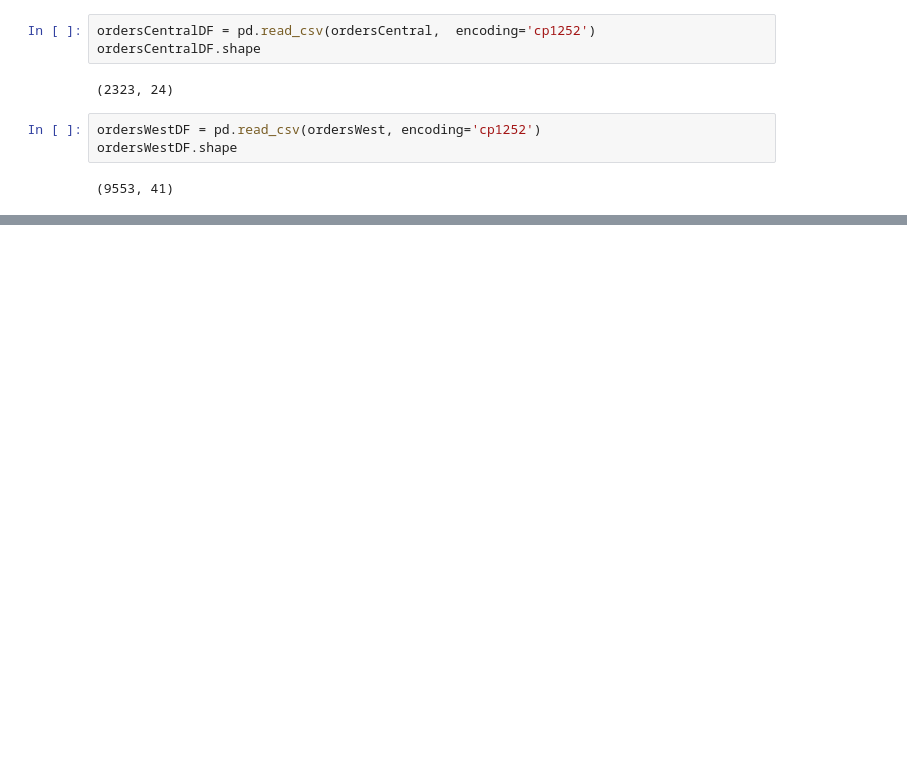
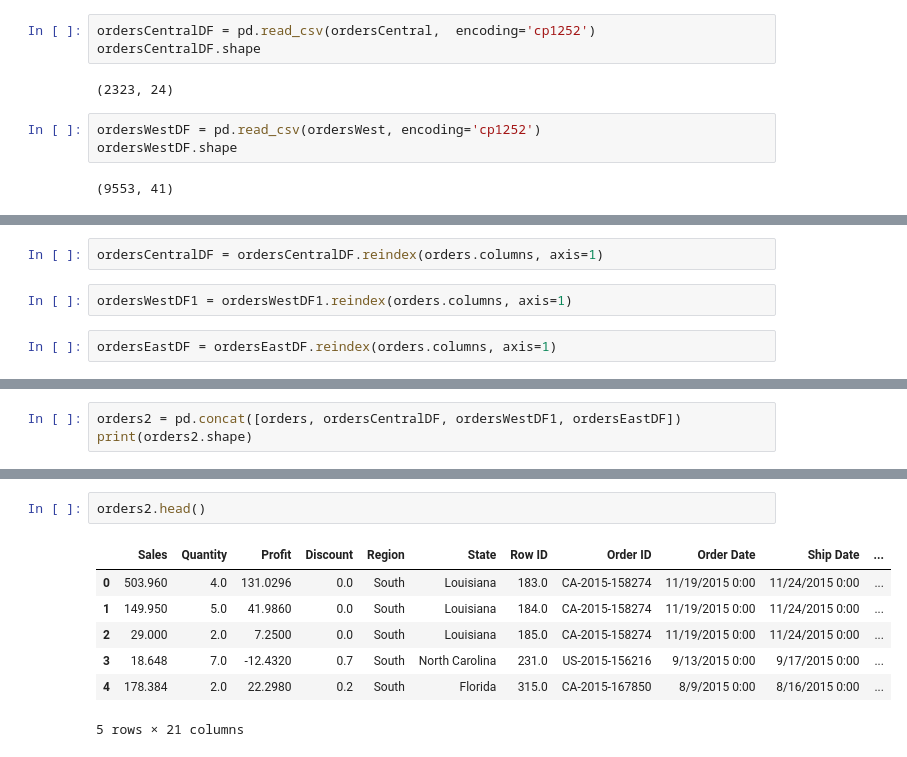
Before and after one commit to DUanalytics/pyJupyter, a Jupyter notebook: 21-TBprep/TBprep1.ipynb, the cells around one changed output, grey strips where cells are left out. Saved outputs shown, nothing was run; the diff lists cells and outputs as text; blank space fills up the shorter version.

```diff
--- a/21-TBprep/TBprep1.ipynb
+++ b/21-TBprep/TBprep1.ipynb
@@ -92,0 +393,6 @@ AttributeError: 'str' object has no attribute 'shape'
+# %%
+ordersCentralDF = ordersCentralDF.reindex(orders.columns, axis=1)
+# %%
+ordersWestDF1 = ordersWestDF1.reindex(orders.columns, axis=1)
+# %%
+ordersEastDF = ordersEastDF.reindex(orders.columns, axis=1)
@@ -92,0 +414,3 @@ AttributeError: 'str' object has no attribute 'shape'
+# %%
+orders2 = pd.concat([orders, ordersCentralDF, ordersWestDF1, ordersEastDF])
+print(orders2.shape)
@@ -92,0 +435,10 @@ AttributeError: 'str' object has no attribute 'shape'
+# %%
+orders2.head()
+# %% [output]
+|  | Sales | Quantity | Profit | Discount | Region | State | Row ID | Order ID | Order Date | Ship Date | ... |
+| 0 | 503.960 | 4.0 | 131.0296 | 0.0 | South | Louisiana | 183.0 | CA-2015-158274 | 11/19/2015 0:00 | 11/24/2015 0:00 | ... |
+| 1 | 149.950 | 5.0 | 41.9860 | 0.0 | South | Louisiana | 184.0 | CA-2015-158274 | 11/19/2015 0:00 | 11/24/2015 0:00 | ... |
+| 2 | 29.000 | 2.0 | 7.2500 | 0.0 | South | Louisiana | 185.0 | CA-2015-158274 | 11/19/2015 0:00 | 11/24/2015 0:00 | ... |
+| 3 | 18.648 | 7.0 | -12.4320 | 0.7 | South | North Carolina | 231.0 | US-2015-156216 | 9/13/2015 0:00 | 9/17/2015 0:00 | ... |
+| 4 | 178.384 | 2.0 | 22.2980 | 0.2 | South | Florida | 315.0 | CA-2015-167850 | 8/9/2015 0:00 | 8/16/2015 0:00 | ... |
+5 rows × 21 columns
```
Also changed, not shown: parts of 72 cells of this notebook.
